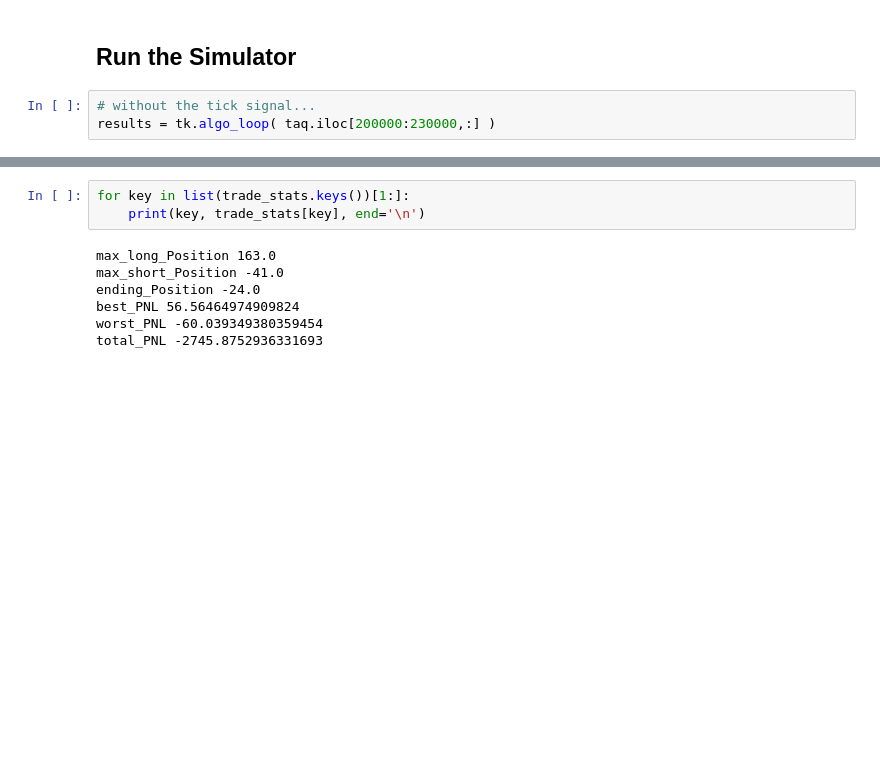
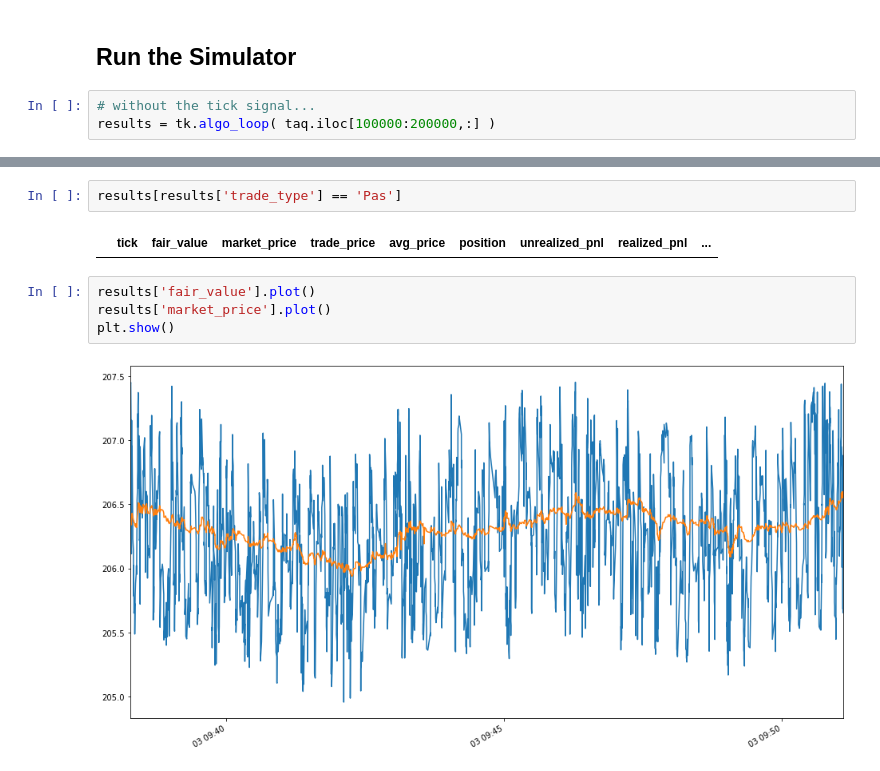
Before and after one commit to Zhehao97/AlgorithmicTrading_hw2, a Jupyter notebook: 2.Tick Strategy.ipynb, the cells around one changed output, grey strips where cells are left out. Drawn from its saved outputs; the diff is of its cells as text; blank space fills up the shorter version.

Commit message:
Tick Strategy Test Update

```diff
--- a/2.Tick Strategy.ipynb
+++ b/2.Tick Strategy.ipynb
@@ -54,5 +54,5 @@ taq.iloc[200000:300000,:]
 ## Run the Simulator
 # %%
 # without the tick signal...
-results = tk.algo_loop( taq.iloc[200000:230000,:] )
+results = tk.algo_loop( taq.iloc[100000:200000,:] )
 # %% [output]
@@ -109,10 +81,10 @@ trades.head(60)
-# %%
-for key in list(trade_stats.keys())[1:]:
-    print(key, trade_stats[key], end='\n')
-# %% [output]
-max_long_Position 163.0
-max_short_Position -41.0
-ending_Position -24.0
-best_PNL 56.56464974909824
-worst_PNL -60.039349380359454
-total_PNL -2745.8752936331693
+# %%
+results[results['trade_type'] == 'Pas']
+# %% [output]
+|  | tick | fair_value | market_price | trade_price | avg_price | position | unrealized_pnl | realized_pnl | ... |
+# %%
+results['fair_value'].plot()
+results['market_price'].plot()
+plt.show()
+# %% [output]
+[figure, added]
```
Also changed, not shown: parts of 6 cells of this notebook.
